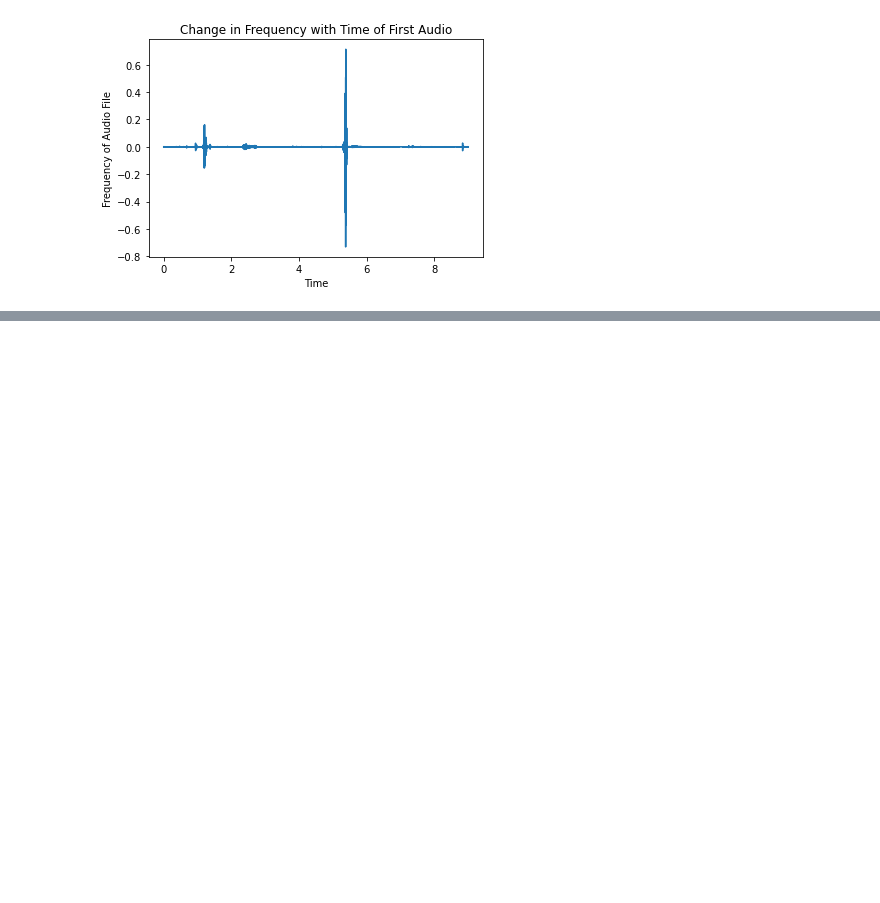
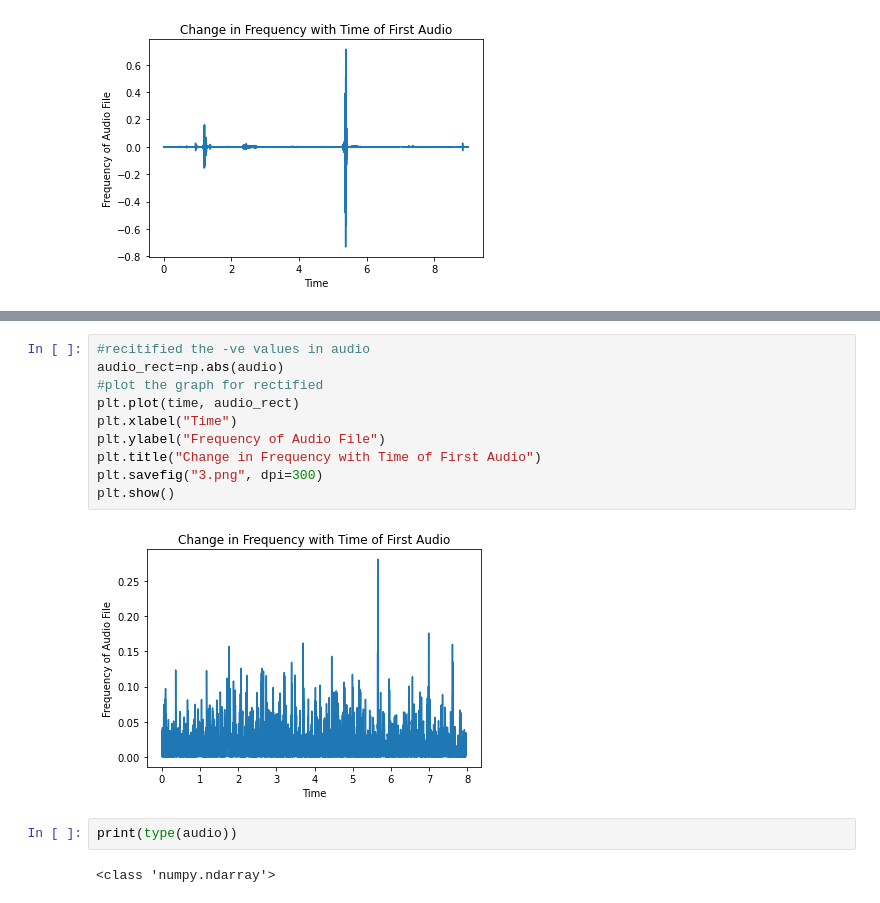
Before and after one commit to rajsandhu1989/feature_engineering, a Jupyter notebook: Sound Feature Engineering/sound_feature_engineering.ipynb, the cells around one changed output, grey strips where cells are left out. Saved outputs shown, nothing was run; the diff lists cells and outputs as text; blank space fills up the shorter version.

```diff
--- a/Sound Feature Engineering/sound_feature_engineering.ipynb
+++ b/Sound Feature Engineering/sound_feature_engineering.ipynb
@@ -82,0 +138,16 @@ data_df.head()
+# %%
+#recitified the -ve values in audio
+audio_rect=np.abs(audio)
+#plot the graph for rectified
+plt.plot(time, audio_rect)
+plt.xlabel("Time")
+plt.ylabel("Frequency of Audio File")
+plt.title("Change in Frequency with Time of First Audio")
+plt.savefig("3.png", dpi=300)
+plt.show()
+# %% [output]
+[figure, added]
+# %%
+print(type(audio))
+# %% [output]
+<class 'numpy.ndarray'>
```
Also changed, not shown: parts of 17 cells of this notebook, 56 other files.
